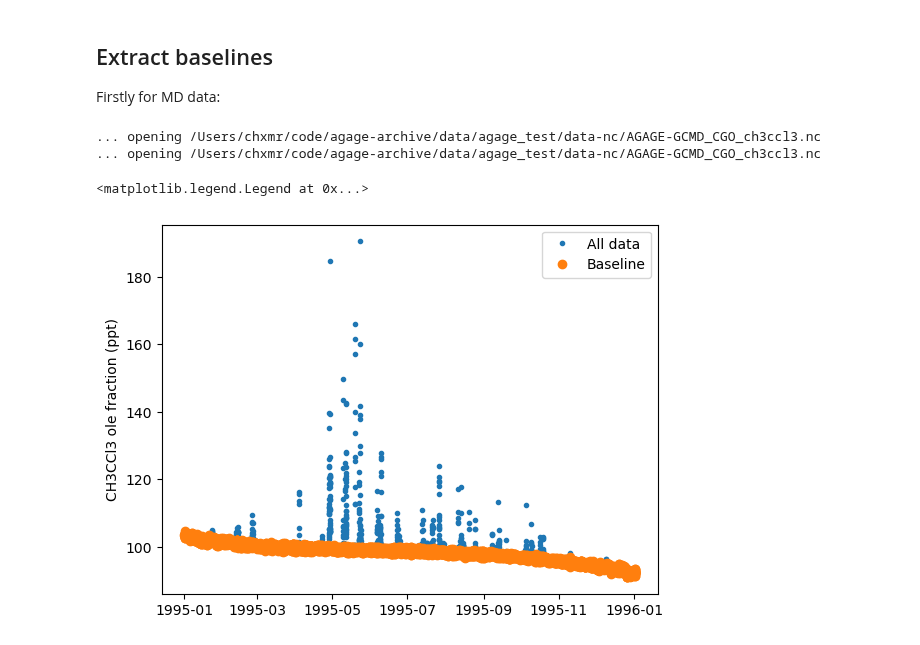
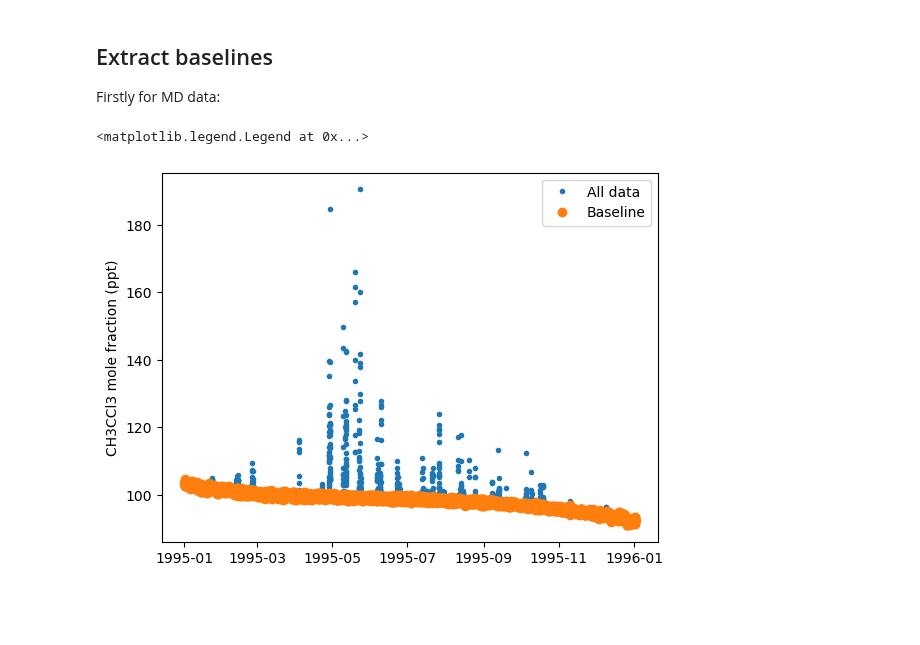
Before and after one commit to mrghg/agage-archive, a Jupyter notebook: notebooks/tutorial.ipynb, the cells around one changed output. Saved outputs shown, nothing was run; the diff lists cells and outputs as text; code cells hidden in the pictures; blank space fills up the shorter version.

```diff
--- a/notebooks/tutorial.ipynb
+++ b/notebooks/tutorial.ipynb
@@ -151,17 +142,15 @@ output_dataset(ds, network, instrument="GCMS-Medusa")
 
 Firstly for MD data:
 # %%
-ds_baseline = read_baseline(network, "CH3CCl3", "CGO", "GCMD")
-ds_agage_md = read_nc(network, "CH3CCl3", "CGO", "GCMD")
+ds_baseline = read_baseline(network, "CH3CCl3", "CGO", "GCMD", verbose=False)
+ds_agage_md = read_nc(network, "CH3CCl3", "CGO", "GCMD", verbose=False)
 
 baseline_points = ds_baseline.baseline == 1
 plt.plot(ds_agage_md.time, ds_agage_md.mf, ".", label = "All data")
 plt.plot(ds_agage_md.time[baseline_points], ds_agage_md.mf[baseline_points], "o", label = "Baseline")
 plt.ylabel("CH3CCl3 mole fraction (ppt)")
 plt.legend()
 # %% [output]
-... opening /Users/chxmr/code/agage-archive/data/agage_test/data-nc/AGAGE-GCMD_CGO_ch3ccl3.nc
-... opening /Users/chxmr/code/agage-archive/data/agage_test/data-nc/AGAGE-GCMD_CGO_ch3ccl3.nc
+<matplotlib.legend.Legend at 0x...>
-<matplotlib.legend.Legend at 0x...>
-[figure, old version]
+[figure, new version]
 # %% [markdown]
```
Also changed, not shown: parts of 6 cells of this notebook, 2 other files.
